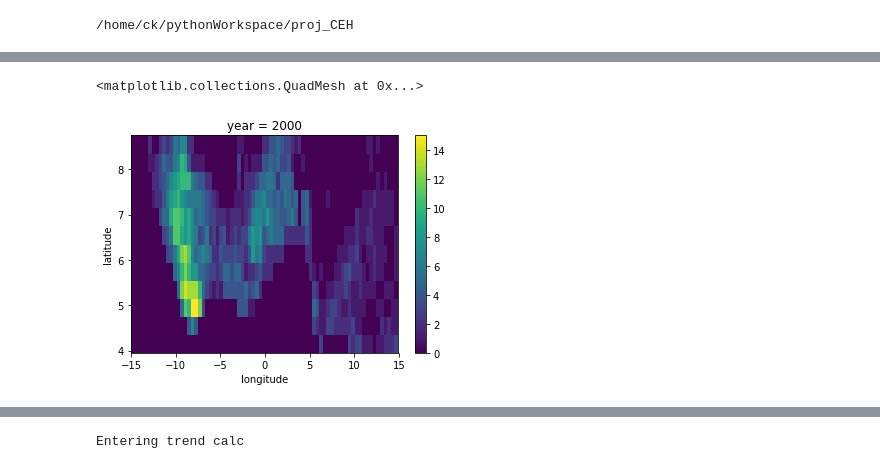
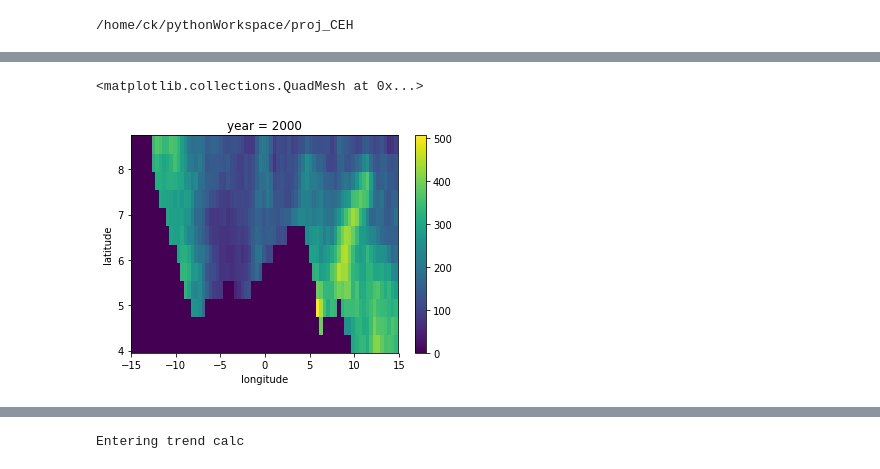
Before and after one commit to cornkle/proj_CEH, a Jupyter notebook: notebooks/CLOVER_CHIRPS_WA_meanRaintrend.ipynb, the cells around one changed output, grey strips where cells are left out. Saved outputs shown, nothing was run; the diff lists cells and outputs as text; code cells hidden in the pictures.

```diff
--- a/notebooks/CLOVER_CHIRPS_WA_meanRaintrend.ipynb
+++ b/notebooks/CLOVER_CHIRPS_WA_meanRaintrend.ipynb
@@ -32,7 +32,7 @@ SA = [5,55,-40,0]
 mean_years = ts.sel(longitude=slice(WA[0], WA[1]), latitude=slice(WA[2], WA[3]))
 
 #mean_years = u_darrays.flip_lat(mean_years)
-mean_years = (mean_years['rainfall'])[(mean_years['time.month']==3)]# & (mean_years['time.month']<=5)]
+mean_years = (mean_years['rainfall'])[(mean_years['time.month']==10)]# & (mean_years['time.month']<=5)]
 # %%
 mean_years = u_darrays.to_newarray(mean_years)
 # %%
@@ -44,7 +44,7 @@ np.percentile(mean_years.values[mean_years.values>1], 90)
 mean_years = mean_years.where((mean_years >= 12), other=0)
 mean_years.values[mean_years.values>=12] = 1
 # %%
-mean_y = u_grid.refactor_da(mean_years, 0.25, method=np.max)
+mean_y = u_grid.refactor_da(mean_years, 0.25, method=np.mean)
 # %%
-mean_y = mean_y.groupby('time.year').sum('time')
+grouped_y = mean_y.groupby('time.year').sum('time')
 # %%
@@ -74,5 +74,5 @@ Coordinates:
 # %%
-mean_y[19,:,:].plot.pcolormesh()
+grouped_y[19,:,:].plot.pcolormesh()
 # %% [output]
 <matplotlib.collections.QuadMesh at 0x...>
-[figure, old version]
+[figure, new version]
```
Also changed, not shown: parts of 14 cells of this notebook, 12 other files.
